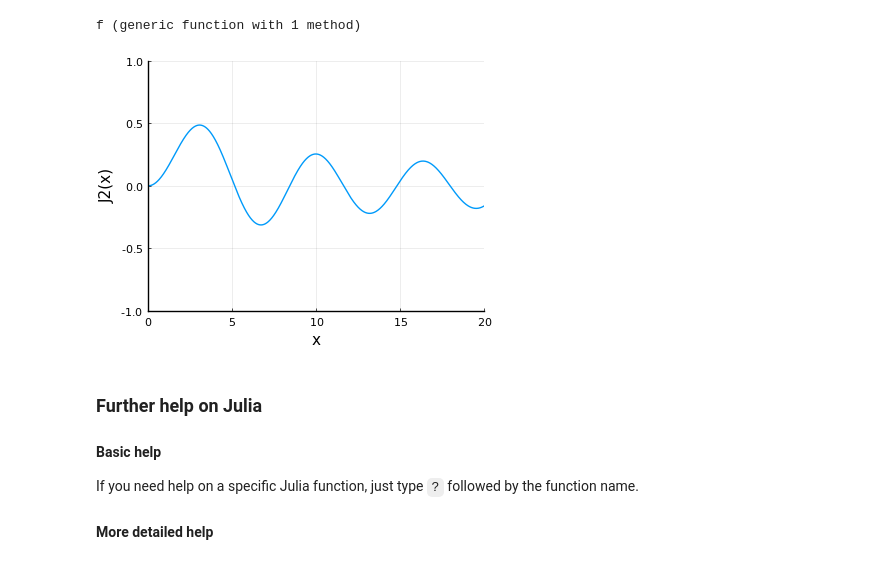
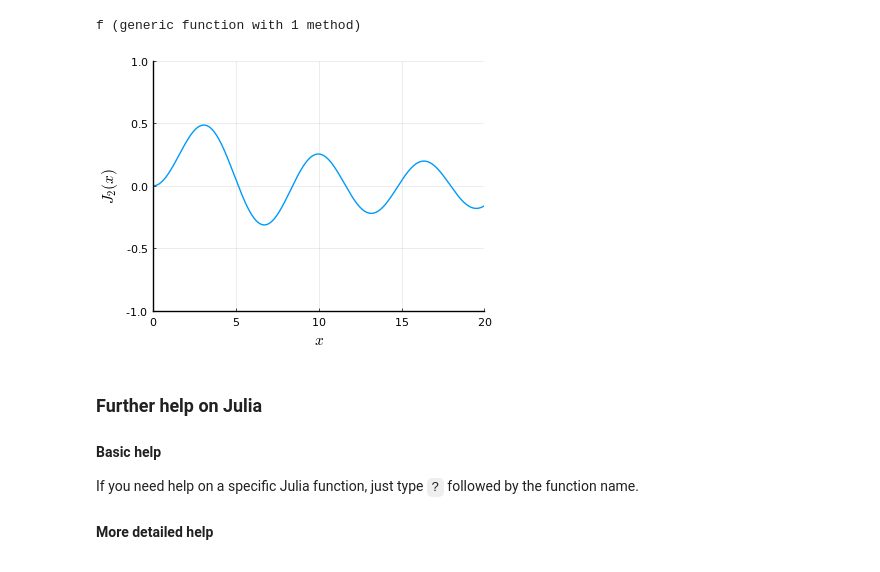
Before and after one commit to UCLAMAEThreads/MAE103, a Jupyter notebook: notebook/0.1-WelcomeToJulia.ipynb, the cells around one changed output. Saved outputs shown, nothing was run; the diff lists cells and outputs as text; code cells hidden in the pictures.

```diff
--- a/notebook/0.1-WelcomeToJulia.ipynb
+++ b/notebook/0.1-WelcomeToJulia.ipynb
@@ -143,9 +143,9 @@ f(x) = besselj(2,x)
 f (generic function with 1 method)
 # %%
 x = 0:0.01:20;
-plot(x,f.(x),grid=:true,xlims=(0,Inf),ylim=(-1,1),xguide="x",yguide="J2(x)",legend=:false)
+plot(x,f.(x),grid=:true,xlims=(0,Inf),ylim=(-1,1),xguide=L"x",yguide=L"J_2(x)",legend=:false)
 # %% [output]
-[figure, old version]
+[figure, new version]
 # %% [markdown]
 ### Further help on Julia
 #### Basic help
```
Also changed, not shown: 1 other file.
